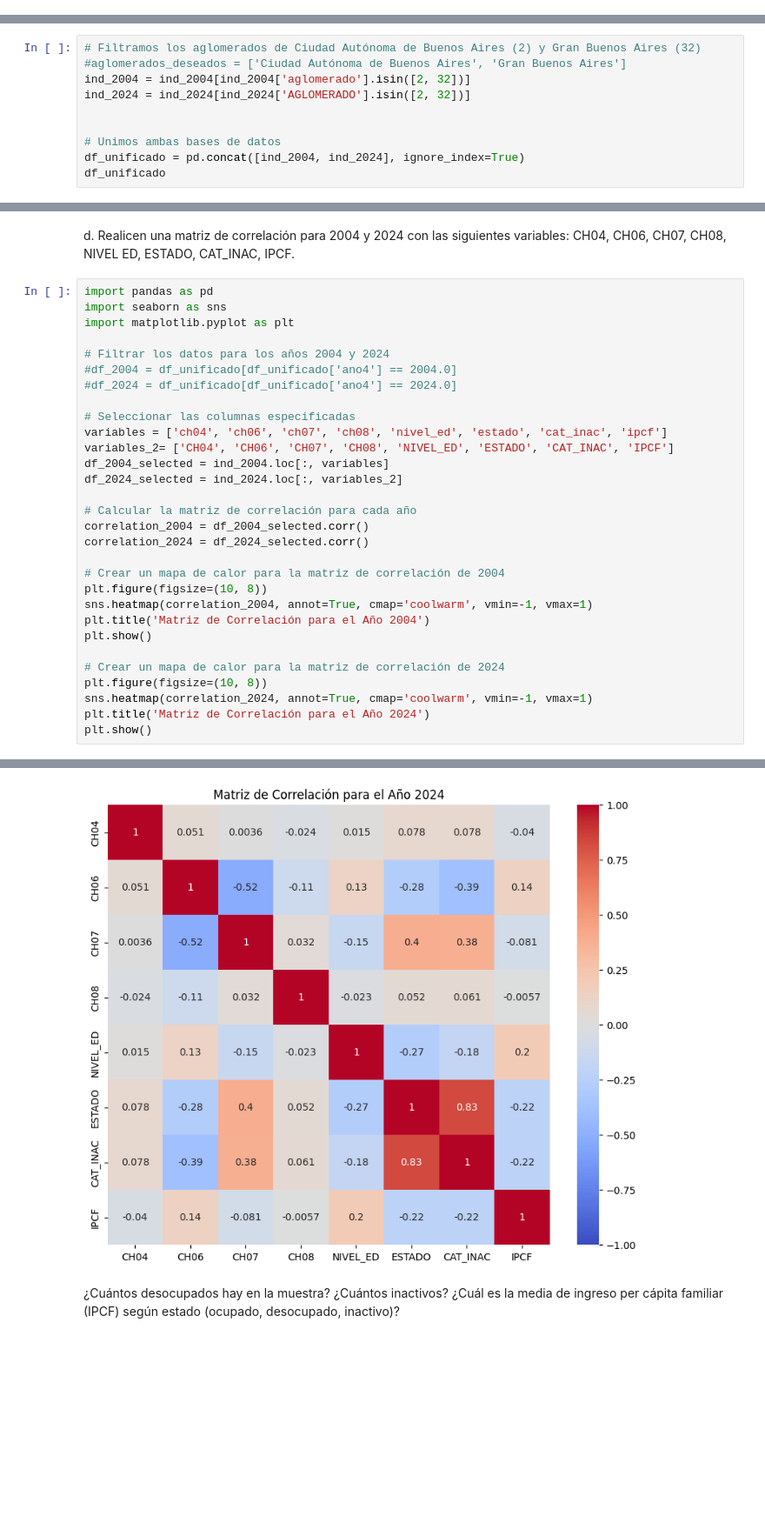
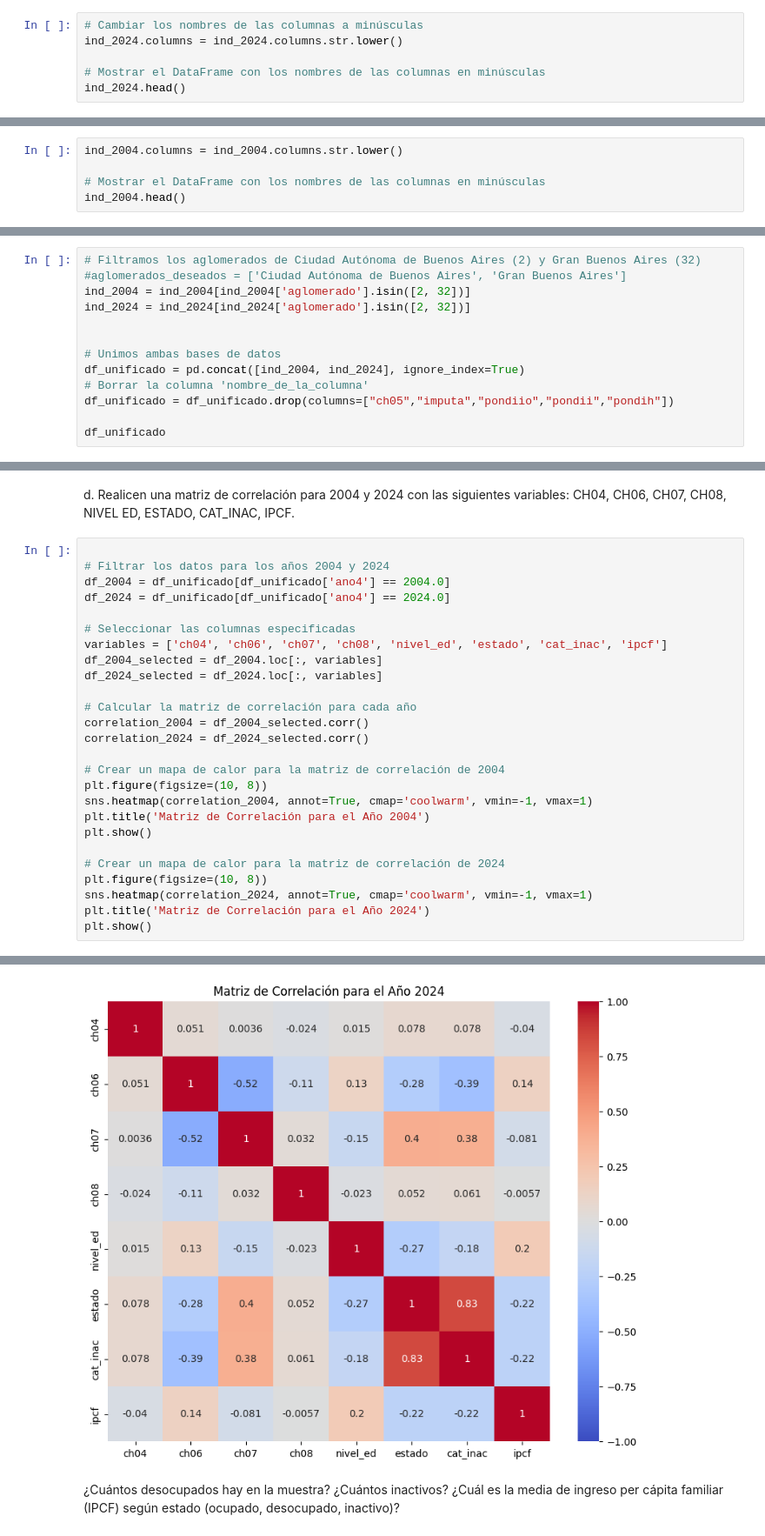
Before and after one commit to roluque/CC408-T2-3, a Jupyter notebook: TP3/TP 3.ipynb, the cells around one changed output, grey strips where cells are left out. Shown at 87% size. Saved outputs shown, nothing was run; the diff lists cells and outputs as text; blank space fills up the shorter version.

```diff
--- a/TP3/TP 3.ipynb
+++ b/TP3/TP 3.ipynb
@@ -99,3 +99,9 @@ Length: 177, dtype: int64
 a. Eliminen todas las observaciones que no corresponden a los
 aglomerados de Ciudad Autónoma de Buenos Aires o Gran Buenos
 Aires, y unan ambos trimestres en una sola base.
+# %%
+# Cambiar los nombres de las columnas a minúsculas
+ind_2024.columns = ind_2024.columns.str.lower()
+
+# Mostrar el DataFrame con los nombres de las columnas en minúsculas
+ind_2024.head()
@@ -101,0 +116,5 @@ Aires, y unan ambos trimestres en una sola base.
+# %%
+ind_2004.columns = ind_2004.columns.str.lower()
+
+# Mostrar el DataFrame con los nombres de las columnas en minúsculas
+ind_2004.head()
@@ -103,10 +130,13 @@ Aires, y unan ambos trimestres en una sola base.
 # Filtramos los aglomerados de Ciudad Autónoma de Buenos Aires (2) y Gran Buenos Aires (32)
 #aglomerados_deseados = ['Ciudad Autónoma de Buenos Aires', 'Gran Buenos Aires']
 ind_2004 = ind_2004[ind_2004['aglomerado'].isin([2, 32])]
-ind_2024 = ind_2024[ind_2024['AGLOMERADO'].isin([2, 32])]
+ind_2024 = ind_2024[ind_2024['aglomerado'].isin([2, 32])]
 
 
 # Unimos ambas bases de datos
 df_unificado = pd.concat([ind_2004, ind_2024], ignore_index=True)
+# Borrar la columna 'nombre_de_la_columna'
+df_unificado = df_unificado.drop(columns=["ch05","imputa","pondiio","pondii","pondih"])
+
 df_unificado
 # %% [output]
@@ -219,38 +272,34 @@ d. Realicen una matriz de correlación para 2004 y 2024 con las
 siguientes variables: CH04, CH06, CH07, CH08, NIVEL ED,
 ESTADO, CAT_INAC, IPCF.
 # %%
-import pandas as pd
-import seaborn as sns
-import matplotlib.pyplot as plt
 
 # Filtrar los datos para los años 2004 y 2024
-#df_2004 = df_unificado[df_unificado['ano4'] == 2004.0]
-#df_2024 = df_unificado[df_unificado['ano4'] == 2024.0]
+df_2004 = df_unificado[df_unificado['ano4'] == 2004.0]
+df_2024 = df_unificado[df_unificado['ano4'] == 2024.0]
 
 # Seleccionar las columnas especificadas
 variables = ['ch04', 'ch06', 'ch07', 'ch08', 'nivel_ed', 'estado', 'cat_inac', 'ipcf']
-variables_2= ['CH04', 'CH06', 'CH07', 'CH08', 'NIVEL_ED', 'ESTADO', 'CAT_INAC', 'IPCF']
-df_2004_selected = ind_2004.loc[:, variables]
-df_2024_selected = ind_2024.loc[:, variables_2]
+df_2004_selected = df_2004.loc[:, variables]
+df_2024_selected = df_2024.loc[:, variables]
 
 # Calcular la matriz de correlación para cada año
 correlation_2004 = df_2004_selected.corr()
 correlation_2024 = df_2024_selected.corr()
 
 # Crear un mapa de calor para la matriz de correlación de 2004
 plt.figure(figsize=(10, 8))
 sns.heatmap(correlation_2004, annot=True, cmap='coolwarm', vmin=-1, vmax=1)
 plt.title('Matriz de Correlación para el Año 2004')
 plt.show()
 
 # Crear un mapa de calor para la matriz de correlación de 2024
 plt.figure(figsize=(10, 8))
 sns.heatmap(correlation_2024, annot=True, cmap='coolwarm', vmin=-1, vmax=1)
 plt.title('Matriz de Correlación para el Año 2024')
 plt.show()
 # %% [output]
 [figure]
-[figure, old version]
+[figure, new version]
 # %% [markdown]
 ¿Cuántos desocupados hay en la muestra? ¿Cuántos inactivos?
 ¿Cuál es la media de ingreso per cápita familiar (IPCF) según
```
Also changed, not shown: parts of 9 cells of this notebook.
